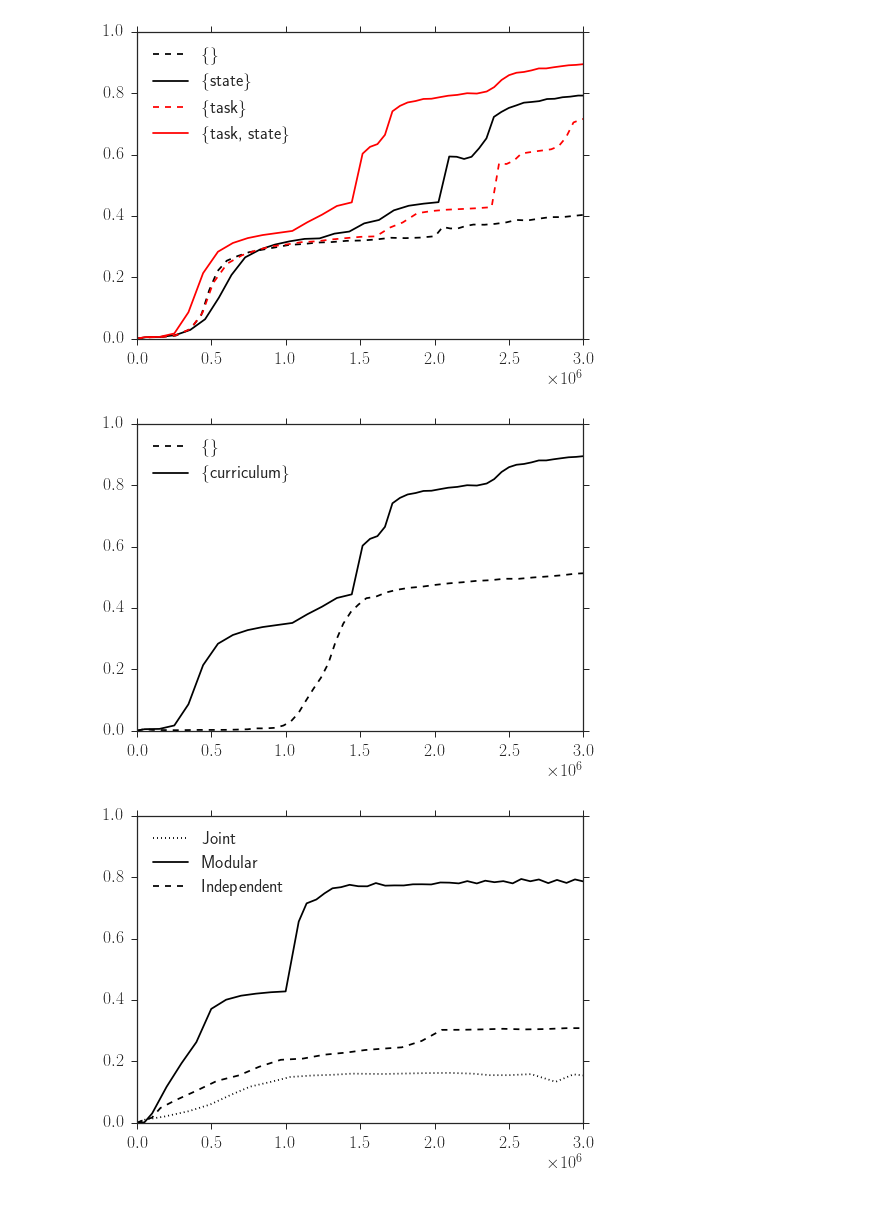
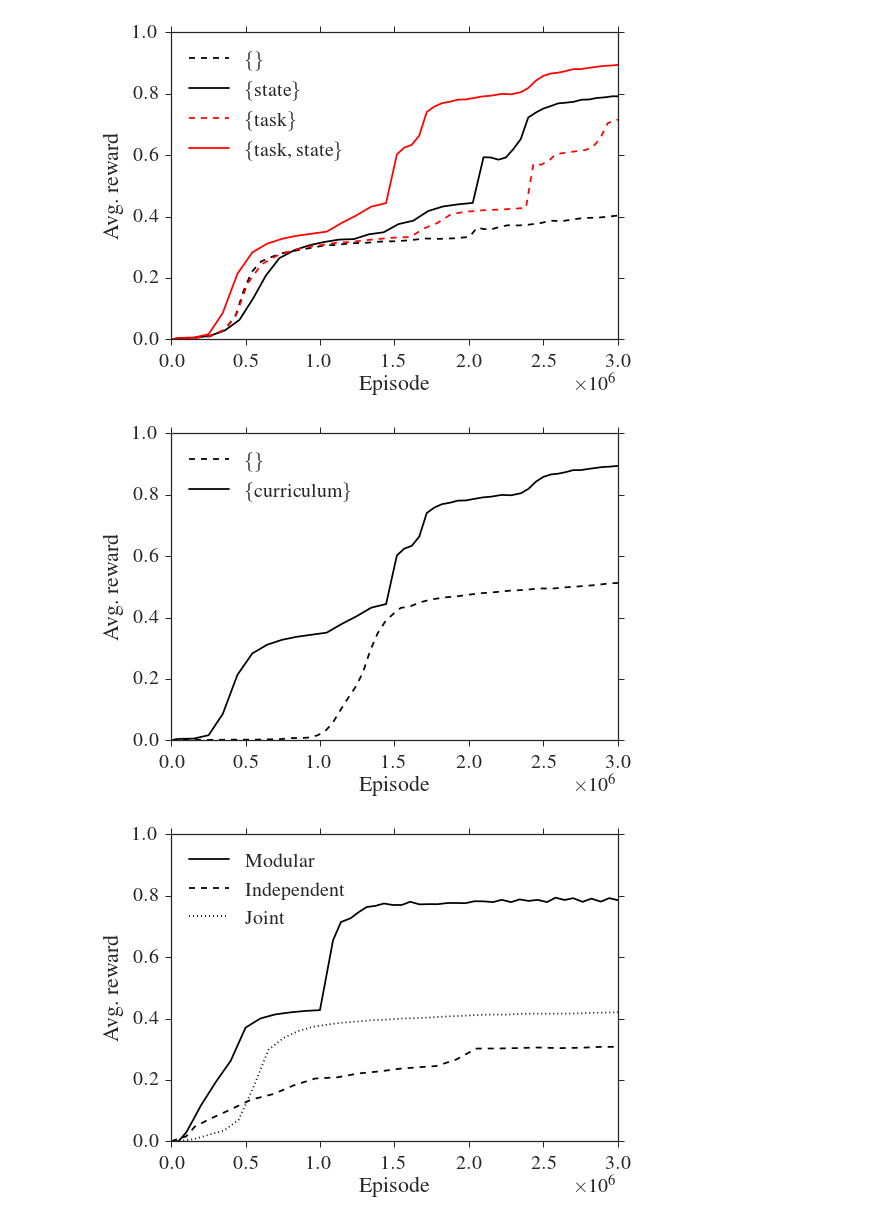
Before and after one commit to jacobandreas/psketch, a Jupyter notebook: experiments/figures.ipynb, the cells around one changed output. Cells and saved outputs as stored; diff of their text form; code cells hidden in the pictures.

```diff
--- a/experiments/figures.ipynb
+++ b/experiments/figures.ipynb
@@ -8,8 +8,12 @@ import numpy as np
 import os
 
 import seaborn as sns
-sns.set(font_scale=1.75)
+sns.set(font_scale=2)
 sns.set_style("ticks")
+
+from matplotlib import rc
+rc('font',**{'family':'serif','serif':['Times']})
+rc('text', usetex=True)
 
 def load_scores(experiment):
     with open(os.path.join(experiment, "run.log")) as log_f:
@@ -47,6 +51,8 @@ def plot_means(experiments, n_tasks):
     plt.ticklabel_format(style='sci', axis='x', scilimits=(0,0))
     plt.xlim([0, max_step])
     plt.ylim([0, 1])
+    plt.xlabel("Episode")
+    plt.ylabel("Avg.\\ reward", labelpad=10)
     plt.show()
 
 TASK_LENS = {
@@ -98,6 +104,8 @@ def plot_hist(experiment, n_tasks):
     plt.ticklabel_format(style='sci', axis='x', scilimits=(0,0))
     plt.xlim([0, max_step])
     plt.ylim([0, 1])
+    plt.xlabel("Episode", labelpad=10)
+    plt.ylabel("Avg.\\ reward", labelpad=10)
     plt.show()
 # %%
 plot_means(
@@ -107,22 +115,22 @@ plot_means(
      "craft_modular_state-baseline": ("\{task, state\}", "r", "-")},
     10)
 # %% [output]
-[figure, old version]
+[figure, new version]
 # %%
 plot_means(
     {"craft_modular_no-curriculum": ("\{\}", "k", "--"),
      "craft_modular_state-baseline": ("\{curriculum\}", "k", "-")},
     10)
 # %% [output]
-[figure, old version]
+[figure, new version]
 # %%
 plot_means(
     {"light_indep": ("Independent", "k", "--"),
-     "light_joint": ("Joint", "k", ":"),
+     "light_joint-feat-plan": ("Joint", "k", ":"),
      "light_modular": ("Modular", "k", "-")},
     10)
 # %% [output]
-[figure, old version]
+[figure, new version]
 # %%
 plot_means(
     {"craft_indep": ("Independent", "k", "--"),
```
Also changed, not shown: parts of 3 cells of this notebook.
